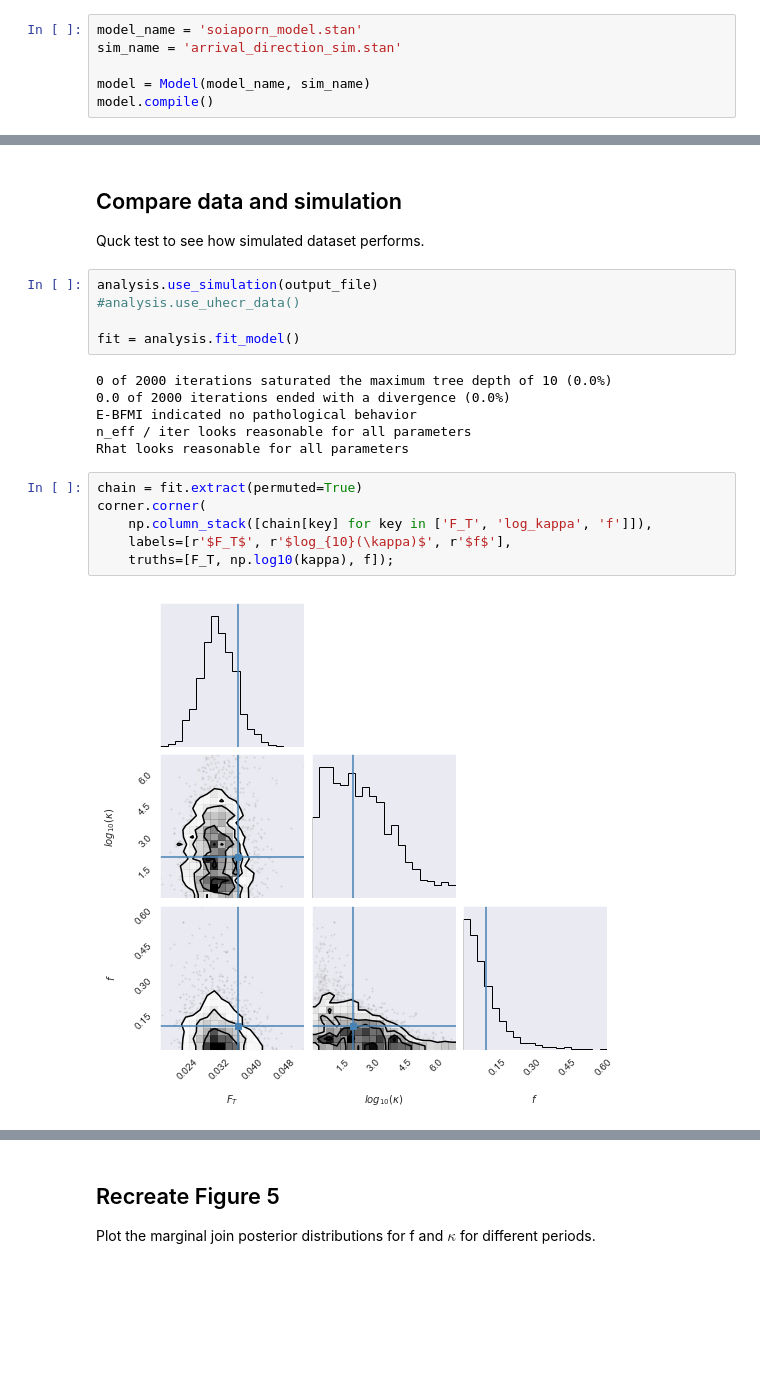
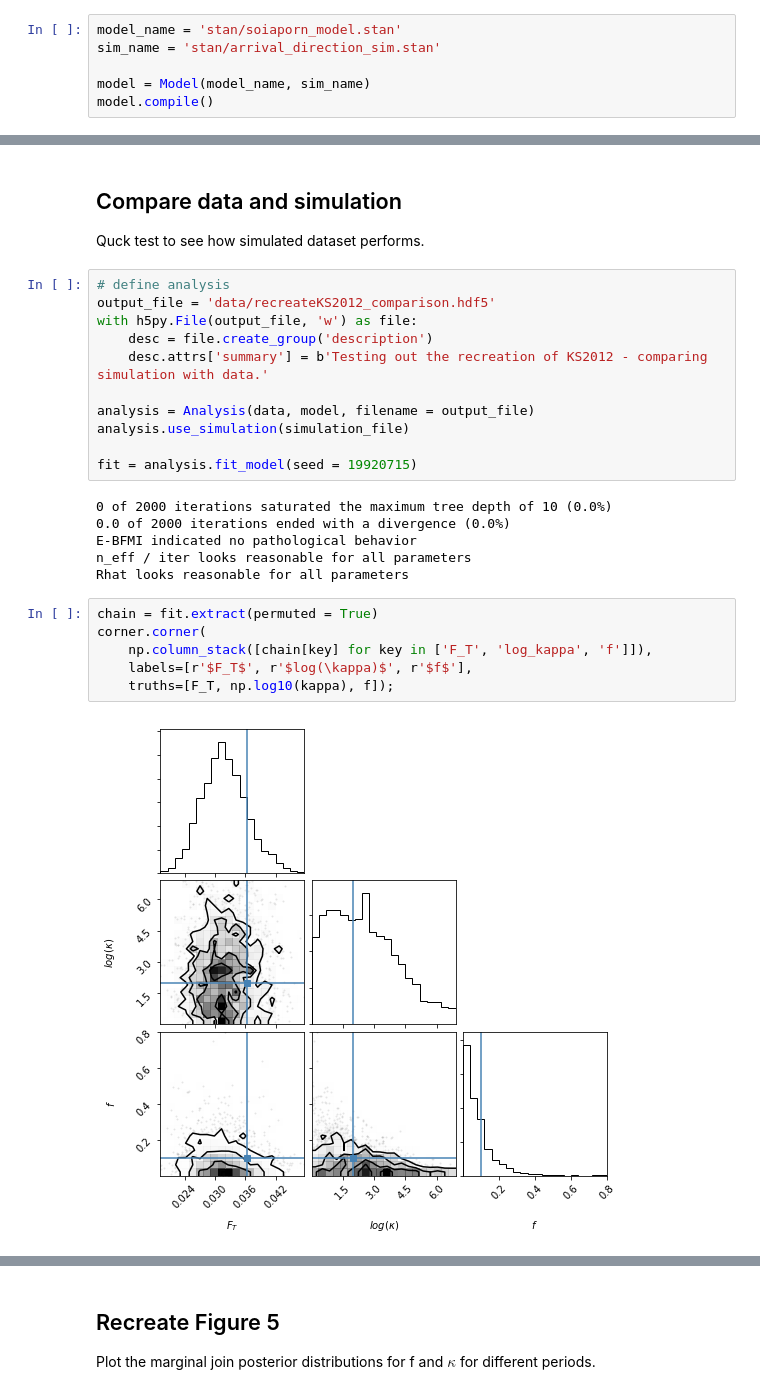
Before and after one commit to cescalara/soiaporn_model, a Jupyter notebook: stan_implementation/auger2010_study.ipynb, the cells around one changed output, grey strips where cells are left out. Saved outputs shown, nothing was run; the diff lists cells and outputs as text; blank space fills up the shorter version.

Commit message:
Verify replication of plots, tidy up code

```diff
--- a/stan_implementation/auger2010_study.ipynb
+++ b/stan_implementation/auger2010_study.ipynb
@@ -29,8 +29,8 @@ data.show();
 # %% [markdown]
 ## Model for joint inference of $\kappa$
 # %%
-model_name = 'soiaporn_model.stan'
-sim_name = 'arrival_direction_sim.stan'
+model_name = 'stan/soiaporn_model.stan'
+sim_name = 'stan/arrival_direction_sim.stan'
 
 model = Model(model_name, sim_name)
 model.compile()
@@ -73,22 +87,28 @@ analysis.plot_simulation()
 ## Compare data and simulation
 
 Quck test to see how simulated dataset performs.
-# %%
-analysis.use_simulation(output_file)
-#analysis.use_uhecr_data()
-
-fit = analysis.fit_model()
-# %% [output]
-0 of 2000 iterations saturated the maximum tree depth of 10 (0.0%)
-0.0 of 2000 iterations ended with a divergence (0.0%)
-E-BFMI indicated no pathological behavior
-n_eff / iter looks reasonable for all parameters
-Rhat looks reasonable for all parameters
+# %%
+# define analysis
+output_file = 'data/recreateKS2012_comparison.hdf5'
+with h5py.File(output_file, 'w') as file:
+    desc = file.create_group('description')
+    desc.attrs['summary'] = b'Testing out the recreation of KS2012 - comparing simulation with data.'
+
+analysis = Analysis(data, model, filename = output_file)
+analysis.use_simulation(simulation_file)
+
+fit = analysis.fit_model(seed = 19920715)
+# %% [output]
+0 of 2000 iterations saturated the maximum tree depth of 10 (0.0%)
+0.0 of 2000 iterations ended with a divergence (0.0%)
+E-BFMI indicated no pathological behavior
+n_eff / iter looks reasonable for all parameters
+Rhat looks reasonable for all parameters
 # %%
-chain = fit.extract(permuted=True)
+chain = fit.extract(permuted = True)
 corner.corner(
     np.column_stack([chain[key] for key in ['F_T', 'log_kappa', 'f']]),
-    labels=[r'$F_T$', r'$log_{10}(\kappa)$', r'$f$'],
+    labels=[r'$F_T$', r'$log(\kappa)$', r'$f$'],
     truths=[F_T, np.log10(kappa), f]);
 # %% [output]
-[figure, old version]
+[figure, new version]
```
Also changed, not shown: parts of 20 cells of this notebook, 18 other files.
